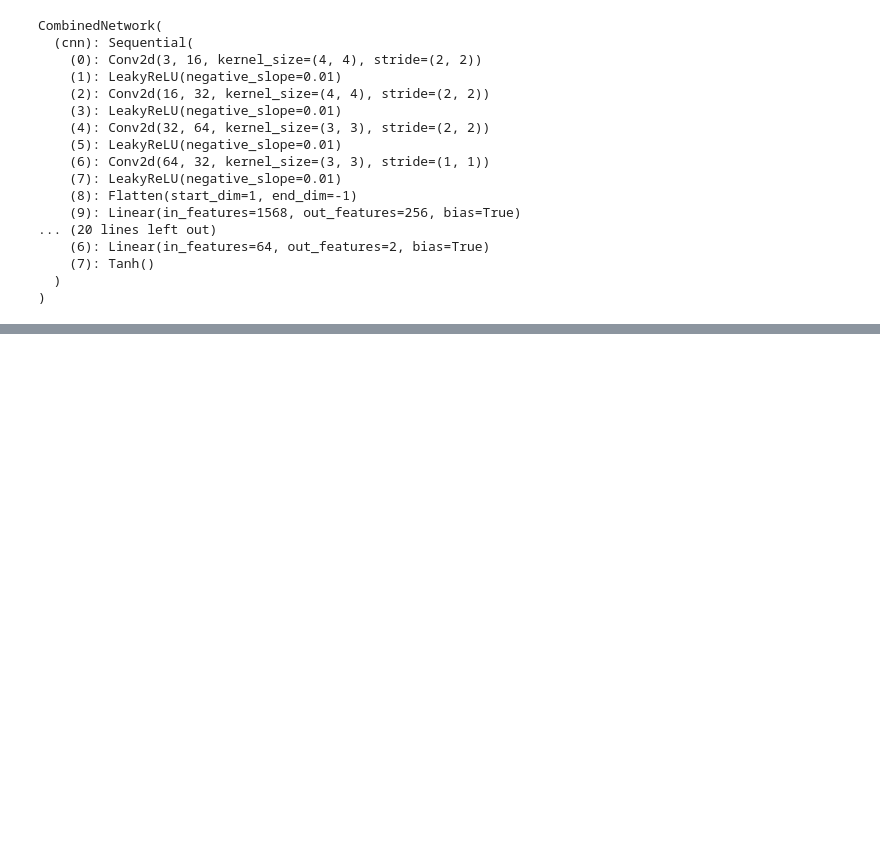
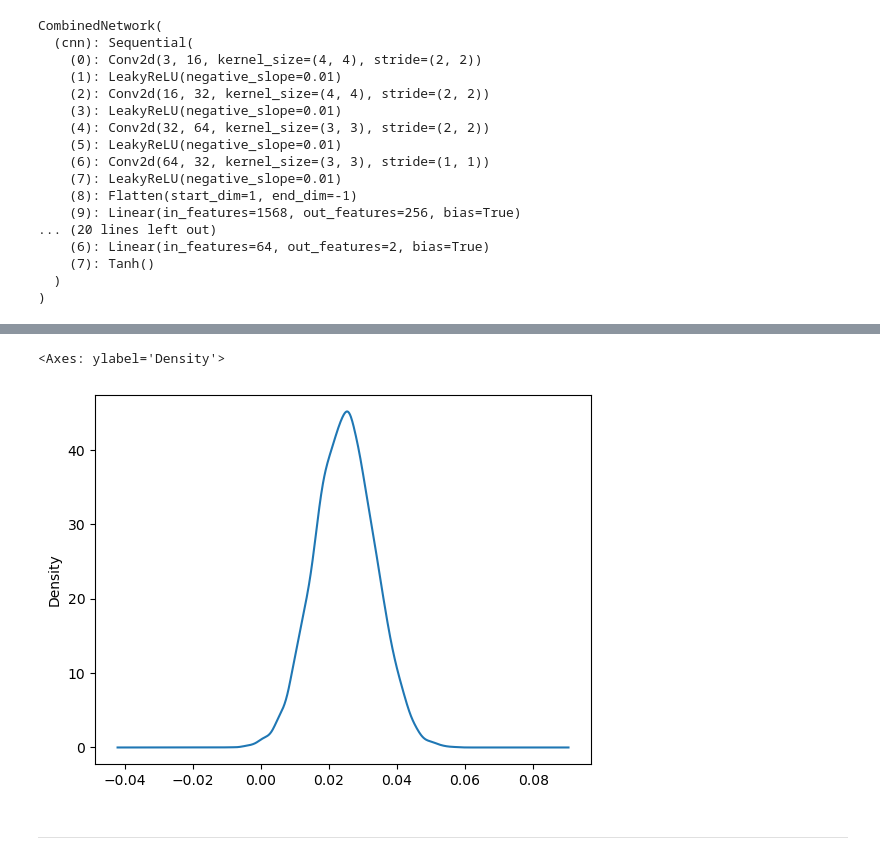
Before and after one commit to ChrispenCrash/AlienRL, a Jupyter notebook: Test AlienRL Enviroment.ipynb, the cells around one changed output, grey strips where cells are left out. Drawn from its saved outputs; the diff is of its cells as text; code cells hidden in the pictures; blank space fills up the shorter version.

```diff
--- a/Test AlienRL Enviroment.ipynb
+++ b/Test AlienRL Enviroment.ipynb
@@ -562,0 +1042,7 @@ CombinedNetwork(
+# %%
+pd.Series(action_2).plot.kde()
+# %% [output]
+<Axes: ylabel='Density'>
+[figure, added]
+# %% [markdown]
+***
```
Also changed, not shown: parts of 65 cells of this notebook, 10 other files.
